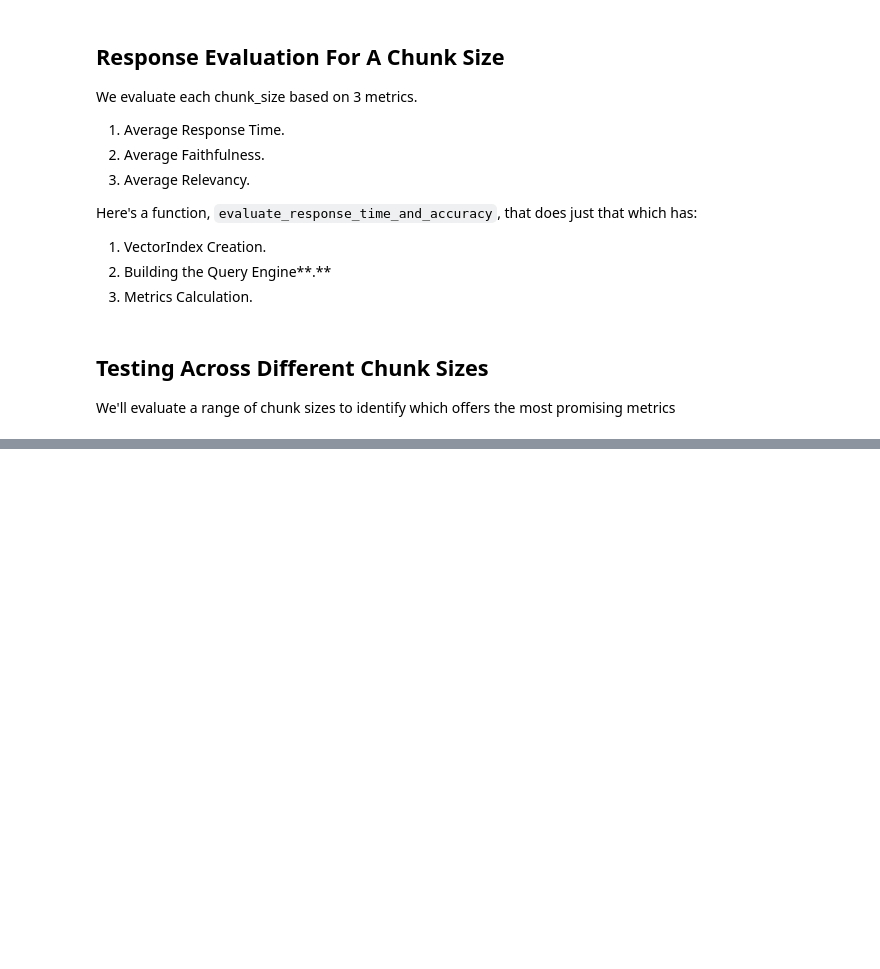
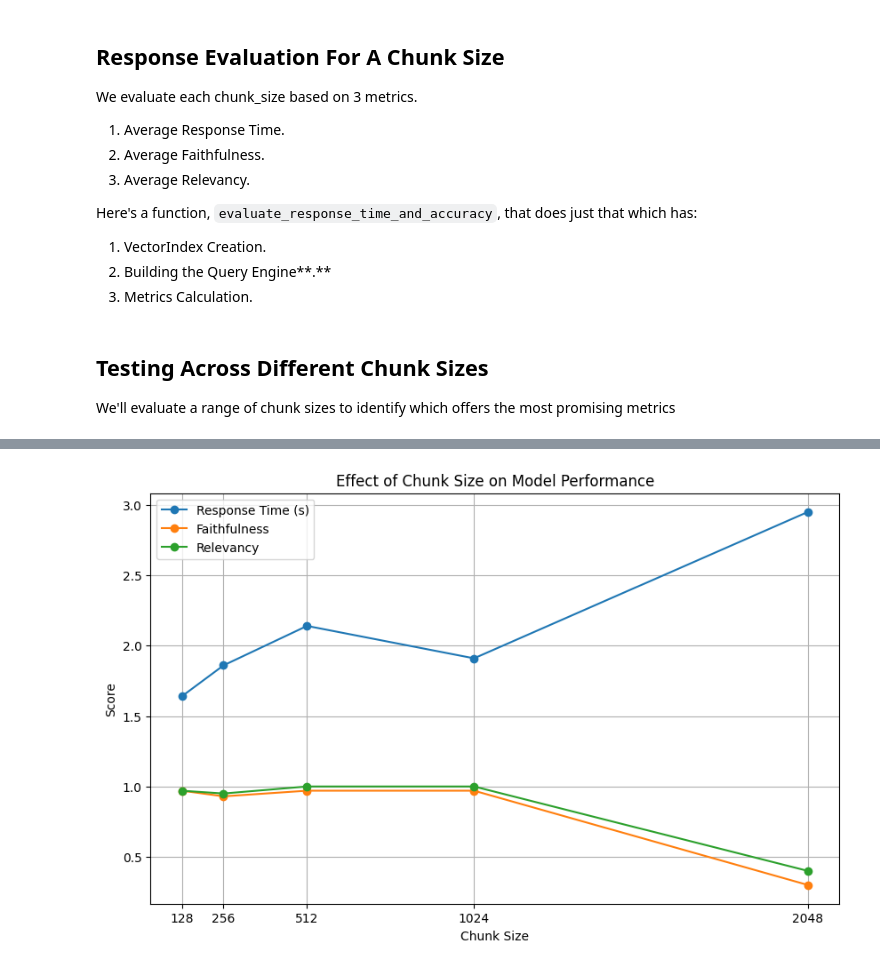
Before and after one commit to birehan/Optimized-Contract-QA-RAG-System-Enhancements, a Jupyter notebook: notebooks/find_optimal_chunk_size.ipynb, the cells around one changed output, grey strips where cells are left out. Saved outputs shown, nothing was run; the diff lists cells and outputs as text; code cells hidden in the pictures; blank space fills up the shorter version.

```diff
--- a/notebooks/find_optimal_chunk_size.ipynb
+++ b/notebooks/find_optimal_chunk_size.ipynb
@@ -174,0 +170,26 @@ for chunk_size in chunk_sizes:
+# %%
+import matplotlib.pyplot as plt
+
+# Data
+chunk_sizes = [128, 256, 512, 1024, 2048]
+response_times = [1.64, 1.86, 2.14, 1.91, 2.95]
+faithfulness_scores = [0.97, 0.93, 0.97, 0.97, 0.30]
+relevancy_scores = [0.97, 0.95, 1.00, 1.00, 0.40]
+
+# Plot
+plt.figure(figsize=(10, 6))
+
+plt.plot(chunk_sizes, response_times, marker='o', label='Response Time (s)')
+plt.plot(chunk_sizes, faithfulness_scores, marker='o', label='Faithfulness')
+plt.plot(chunk_sizes, relevancy_scores, marker='o', label='Relevancy')
+
+plt.xlabel('Chunk Size')
+plt.ylabel('Score')
+plt.title('Effect of Chunk Size on Model Performance')
+plt.xticks(chunk_sizes)
+plt.legend()
+plt.grid(True)
+
+plt.show()
+# %% [output]
+[figure, added]
```
Also changed, not shown: parts of 2 cells of this notebook, 48 other files.
